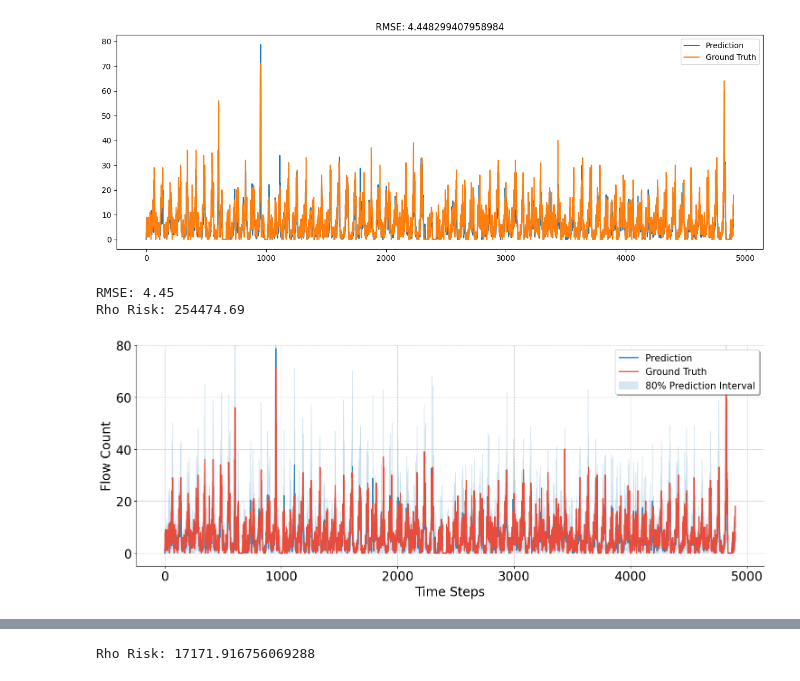
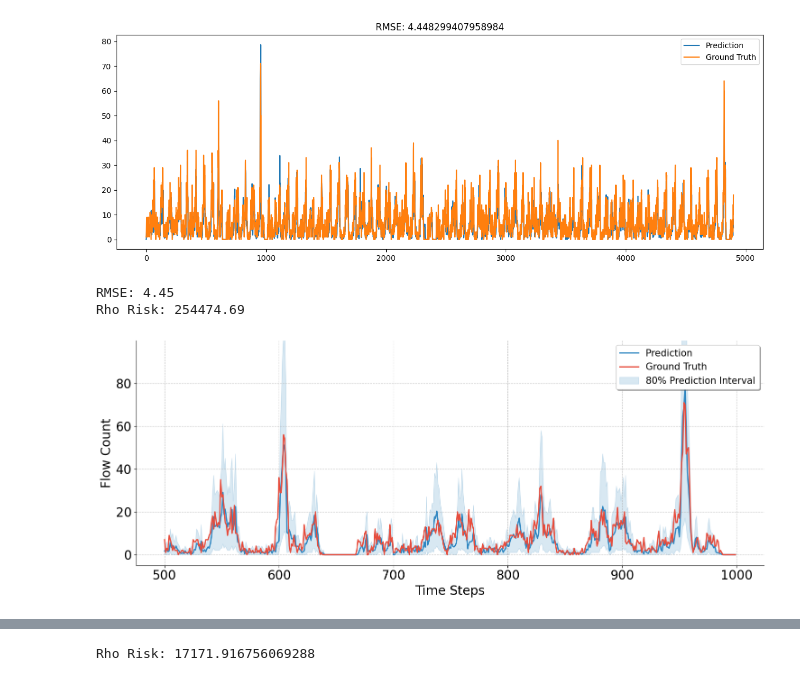
Before and after one commit to WaimenMak/Crowd-Flow-Inference, a Jupyter notebook: Offline_Exp.ipynb, the cells around one changed output, grey strips where cells are left out. Drawn from its saved outputs; the diff is of its cells as text; code cells hidden in the pictures.

```diff
--- a/Offline_Exp.ipynb
+++ b/Offline_Exp.ipynb
@@ -476,7 +480,7 @@ from scipy.stats import nbinom
 def get_nb_prediction_interval(mu, sigma, confidence=0.95):
     """Calculate prediction interval for Negative Binomial distribution"""
     p = 1 / (1 + mu * sigma)
-    n = 1 / sigma
+    n = 1 / (sigma + 1e-10)
     alpha = (1 - confidence) / 2
     lower = nbinom.ppf(alpha, n, p)
     upper = nbinom.ppf(1 - alpha, n, p)
@@ -539,7 +543,7 @@ def visualize_prediction_interval(node_id, step, multi_step_pred, label, sigma,
     ax.set_ylabel('Flow Count', fontsize=20)
 
     # Set y-axis limits and ticks
-    ax.set_ylim(-5, 80)
+    ax.set_ylim(-5, 100)
     # Set fewer y-ticks (only show 0, 20, 40, 60, 80)
     ax.set_yticks([0, 20, 40, 60, 80])
 
@@ -567,13 +571,12 @@ def visualize_prediction_interval(node_id, step, multi_step_pred, label, sigma,
 # %%
 
 # Print metrics
 rmse = masked_rmse_np(preds_dict["Online_Diffusion_UQ"][node_id, :, step], label[node_id, :, step])
 rt = np.sum(rho_risk(preds_dict["Online_Diffusion_UQ"][node_id, :], label[node_id, :], timespan=2, rho=0.9))
 print(f"RMSE: {rmse:.2f}")
 print(f"Rho Risk: {rt:.2f}")
-
-visualize_prediction_interval(node_id, step, preds_dict["Online_Diffusion_UQ"], label, sigma_dict["Online_Diffusion_UQ"], x, confidence=0.8)
+visualize_prediction_interval(node_id, step, preds_dict["Online_Diffusion_UQ"][:, 500:1000, :], label[:,500:1000,:], sigma_dict["Online_Diffusion_UQ"][:, 500:1000], x[500:1000], confidence=0.9)
 # %% [output]
 RMSE: 4.45
 Rho Risk: 254474.69
-[figure, old version]
+[figure, new version]
```
Also changed, not shown: parts of 7 cells of this notebook, 1 other file.
